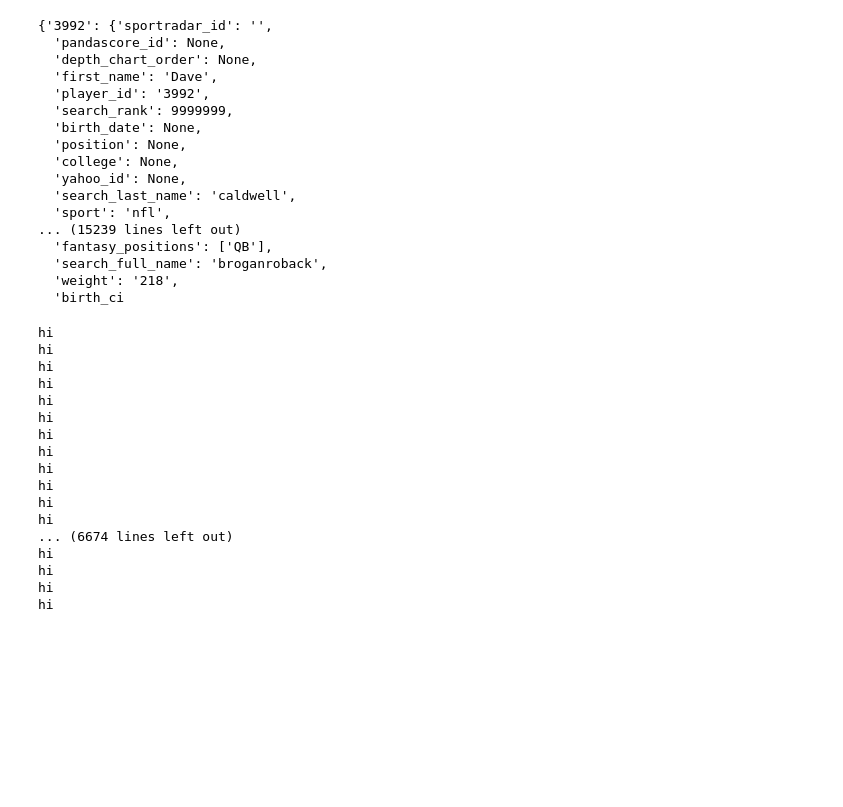
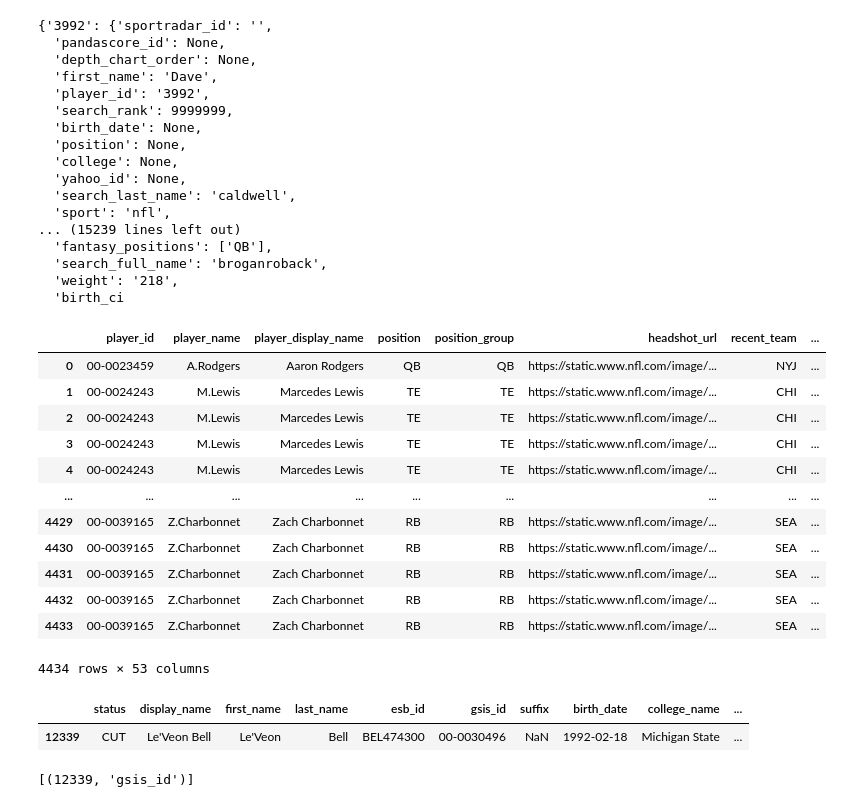
Before and after one commit to kanoacook/glizzies, a Jupyter notebook: Untitled.ipynb, the cells around one changed output. Saved outputs shown, nothing was run; the diff lists cells and outputs as text; code cells hidden in the pictures; blank space fills up the shorter version.

```diff
--- a/Untitled.ipynb
+++ b/Untitled.ipynb
@@ -22,26 +24,33 @@ r
   'search_full_name': 'broganroback',
   'weight': '218',
   'birth_ci
-# %%
-for player_id, player in r.items():
-    if player.get('active') and player.get('sport') == 'nfl':
-        print("hi")
-    e
-# %% [output]
-hi
-hi
-hi
-hi
-hi
-hi
-hi
-hi
-hi
-hi
-hi
-hi
-... (6674 lines left out)
-hi
-hi
-hi
-hi
+# %%
+pd.set_option('display.max_columns', 100)
+df = pd.read_csv('player_stats.csv')
+df = df[df['season']==2023].reset_index(drop=True)
+df
+# %% [output]
+|  | player_id | player_name | player_display_name | position | position_group | headshot_url | recent_team | ... |
+| 0 | 00-0023459 | A.Rodgers | Aaron Rodgers | QB | QB | https://static.www.nfl.com/image/... | NYJ | ... |
+| 1 | 00-0024243 | M.Lewis | Marcedes Lewis | TE | TE | https://static.www.nfl.com/image/... | CHI | ... |
+| 2 | 00-0024243 | M.Lewis | Marcedes Lewis | TE | TE | https://static.www.nfl.com/image/... | CHI | ... |
+| 3 | 00-0024243 | M.Lewis | Marcedes Lewis | TE | TE | https://static.www.nfl.com/image/... | CHI | ... |
+| 4 | 00-0024243 | M.Lewis | Marcedes Lewis | TE | TE | https://static.www.nfl.com/image/... | CHI | ... |
+| ... | ... | ... | ... | ... | ... | ... | ... | ... |
+| 4429 | 00-0039165 | Z.Charbonnet | Zach Charbonnet | RB | RB | https://static.www.nfl.com/image/... | SEA | ... |
+| 4430 | 00-0039165 | Z.Charbonnet | Zach Charbonnet | RB | RB | https://static.www.nfl.com/image/... | SEA | ... |
+| 4431 | 00-0039165 | Z.Charbonnet | Zach Charbonnet | RB | RB | https://static.www.nfl.com/image/... | SEA | ... |
+| 4432 | 00-0039165 | Z.Charbonnet | Zach Charbonnet | RB | RB | https://static.www.nfl.com/image/... | SEA | ... |
+| 4433 | 00-0039165 | Z.Charbonnet | Zach Charbonnet | RB | RB | https://static.www.nfl.com/image/... | SEA | ... |
+4434 rows × 53 columns
+# %%
+df[df['p']=='00-0030496']
+# %% [output]
+|  | status | display_name | first_name | last_name | esb_id | gsis_id | suffix | birth_date | college_name | ... |
+| 12339 | CUT | Le'Veon Bell | Le'Veon | Bell | BEL474300 | 00-0030496 | NaN | 1992-02-18 | Michigan State | ... |
+# %%
+result = df.isin(["00-0030496"])
+locations = result.stack()[result.stack()].index.tolist()
+locations
+# %% [output]
+[(12339, 'gsis_id')]
```
Also changed, not shown: parts of 3 cells of this notebook, 2 other files.
